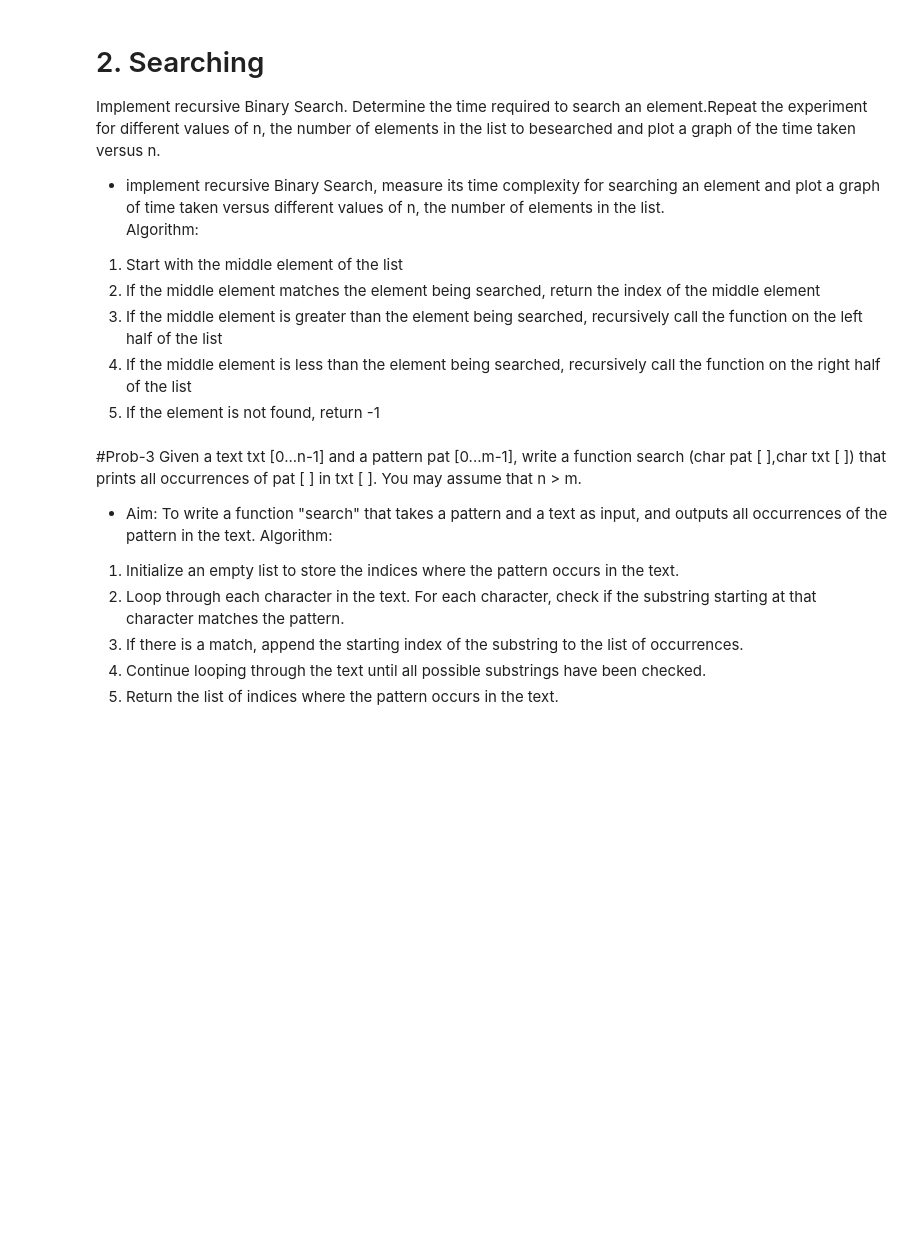
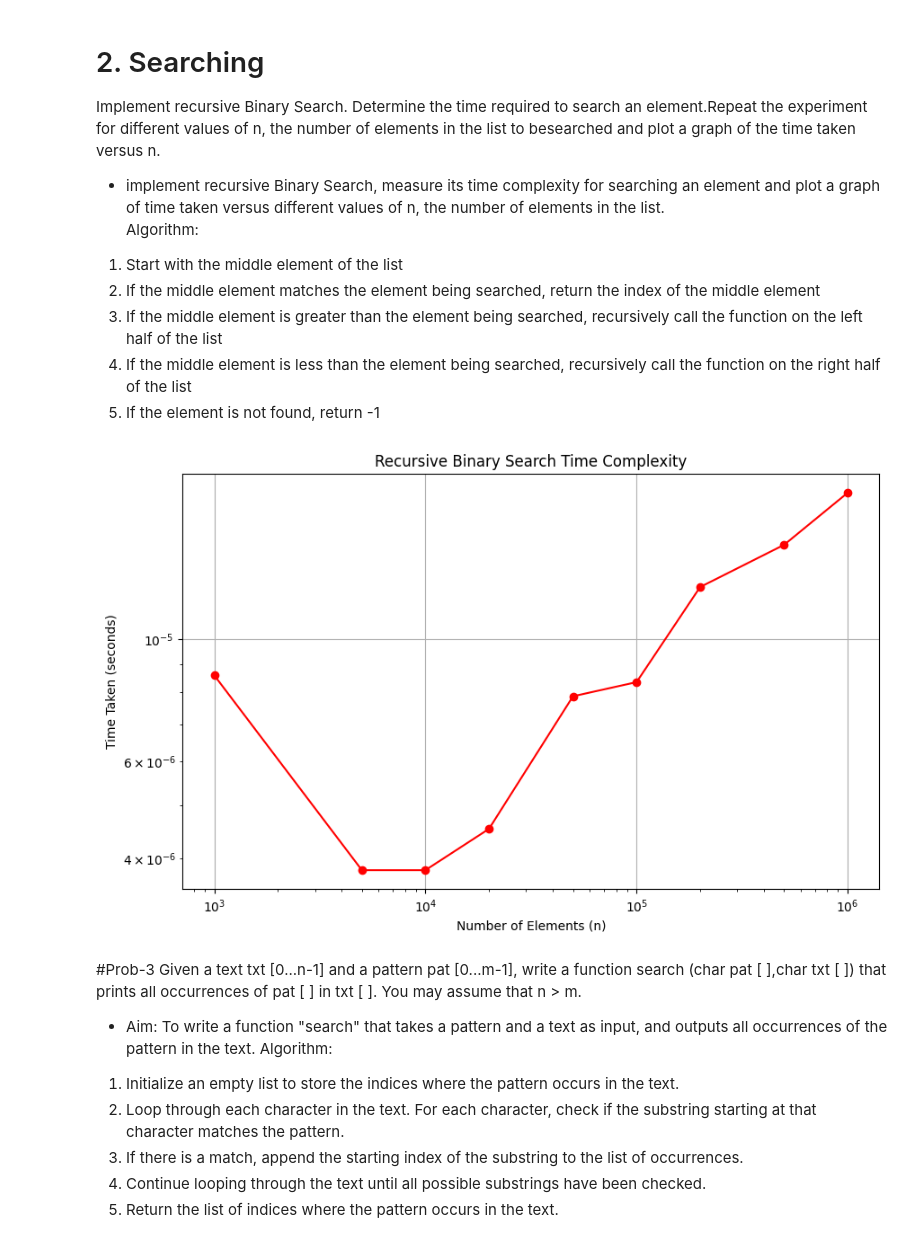
Before and after one commit to dakshmalviya-x/APS-LAB, a Jupyter notebook: lab_4.ipynb, the cells around one changed output. Saved outputs shown, nothing was run; the diff lists cells and outputs as text; code cells hidden in the pictures; blank space fills up the shorter version.

```diff
--- a/lab_4.ipynb
+++ b/lab_4.ipynb
@@ -57,3 +55,39 @@ Algorithm:
+# %%
+import time
+import matplotlib.pyplot as plt
+import random
+def binary_search(arr, low, high, x):
+    if high >= low:
+        mid = (high + low) // 2
+        if arr[mid] == x:
+            return mid
+        elif arr[mid] > x:
+            return binary_search(arr, low, mid - 1, x)
+        else:
+            return binary_search(arr, mid + 1, high, x)
+    else:
+        return -1
+n_values = [1000, 5000, 10000, 20000, 50000, 100000, 200000, 500000, 1000000]
+time_taken = []
+for n in n_values:
+    arr = list(range(n))
+    x = random.choice(arr) if n > 0 else None
+    start_time = time.time()
+    if n > 0:
+        binary_search(arr, 0, len(arr) - 1, x)
+    end_time = time.time()
+    time_taken.append(end_time - start_time)
+plt.figure(figsize=(10, 6))
+plt.plot(n_values, time_taken, marker='o', linestyle='-', color='r')
+plt.title('Recursive Binary Search Time Complexity')
+plt.xlabel('Number of Elements (n)')
+plt.ylabel('Time Taken (seconds)')
+plt.grid(True)
+plt.xscale('log')
+plt.yscale('log')
+plt.show()
+# %% [output]
+[figure, added]
 # %% [markdown]
 #Prob-3
 Given a text txt [0...n-1] and a pattern pat [0...m-1], write a function search (char pat [ ],char txt [ ]) that prints all occurrences of pat [ ] in txt [ ]. You may assume that n > m.
```
Also changed, not shown: parts of 1 cell of this notebook.
